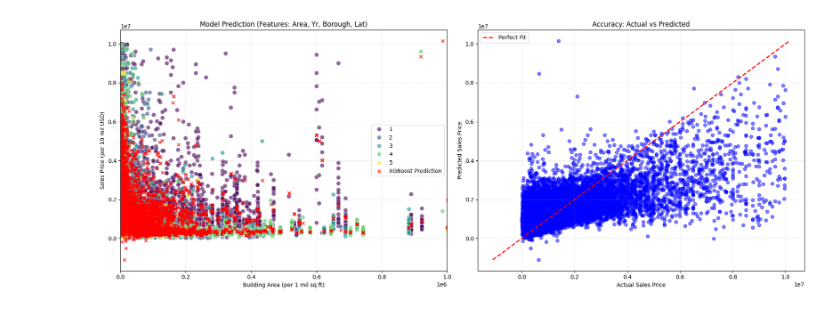
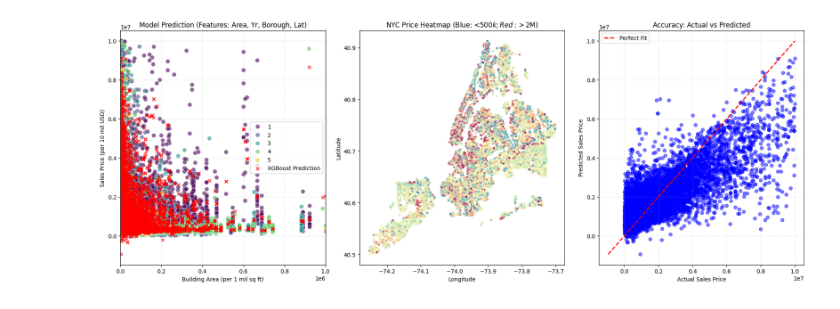
Before and after one commit to loganoden/new-york-city-housing, a Jupyter notebook: nychousing.ipynb, the cells around one changed output. Saved outputs shown, nothing was run; the diff lists cells and outputs as text; code cells hidden in the pictures.

```diff
--- a/nychousing.ipynb
+++ b/nychousing.ipynb
@@ -24,8 +17,15 @@ df = df.dropna()
 # %%
 ## Clean Data
 
-# Remove dupped rows
+# Remove dups first (best practice)
 df = df.drop_duplicates()
+
+# Drop rows where crucial info is missing and where filling with zero would be detrimental
+# Most importantly, remove 6 bad lat rows instead of having them in the ocean
+df = df.dropna(subset=["latitude", "sale_price", "bldgarea"])
+
+# Fill missing values with 0; really not good for lat so replaced
+# df = df.fillna(0)
 # %%
 ##  Numerical Computing
 
@@ -48,9 +48,8 @@ building_area_data = np_array[:, header_to_num["bldgarea"]]
 yr_built_data = np_array[:, header_to_num["yearbuilt"]]
 borough_x_data = np_array[:, header_to_num["borough_x"]]
 latitude_data = np_array[:, header_to_num["latitude"]]
-
-# num_floors_data = np_array[:, header_to_num["numfloors"]]
-# longitude_data = np_array[:, header_to_num["longitude"]]
+longitude_data = np_array[:, header_to_num["longitude"]]
+# num_floors_data = np_array[:, header_to_num["numfloors"]
 
 # Dependent var
 sales_price_data = np_array[:, header_to_num["sale_price"]]
@@ -115,11 +162,12 @@ Standard Deviation of CV Scores: 0.02
 # %%
 ## Data Visualization (Matplotlib)
 
-# Two subplots right next to each other
-# Where left is feature slice, and right is accuracy check (actual vs predicted)
-fig, axes = plt.subplots(1, 2, figsize=(18, 7))
+# Three subplots right next to each other
+# Where first is feature slice, second is longitude vs latitude, and third is accuracy check (actual vs predicted)
+fig, axes = plt.subplots(1, 3, figsize=(18, 7))
 
-# Left plot: feature slice (area vs price)
+## 1st plot: feature slice (area vs price)
+
 sns.scatterplot(
     x = building_area_data,
     y = sales_price_data,
@@ -131,7 +179,7 @@ sns.scatterplot(
 )
 
 # Generate predictions for full list; override previous y_pred for graphing purposes
-y_pred = model.predict(X)
+y_pred = best_model.predict(X)
 
 # Overlay new predictions (red Xs)
 axes[0].scatter(
@@ -148,39 +196,55 @@ axes[0].scatter(
 axes[0].set_title(f"Model Prediction (Features: Area, Yr, Borough, Lat)")
 
 # X axis
 axes[0].set_xlabel("Building Area (per 1 mil sq ft)")
 axes[0].set_xlim(0, 1000000)
 # Y axis
 axes[0].set_ylabel("Sales Price (per 10 mil USD)")
 
 # Add legend and gridlines for visualization
 axes[0].legend()
 axes[0].grid(True, linestyle = "--", alpha = .3)
 
+## 2nd plot: longitude versus latitude
 
-# Right plot: Accuracy check (actual vs predicted)
+sns.scatterplot(
+    x = longitude_data,
+    y = latitude_data,
+    hue = sales_price_data,
+    palette = "Spectral_r", # Palette to show expensive houses blue and cheap houses red
+    hue_norm = (0, 2000000), # Cap color scale at 2 mil
+    s = 15,
+    alpha = .6,
+    legend = False,
+    ax = axes[1]
+)
+axes[1].set_title("NYC Price Heatmap (Blue: <$500k; Red: >$2M)")
+axes[1].set_xlabel("Longitude")
+axes[1].set_ylabel("Latitude")
 
-axes[1].scatter(sales_price_data, y_pred, color="blue", alpha=0.5)
+## 3rd plot: Accuracy check (actual vs predicted)
+
+axes[2].scatter(sales_price_data, y_pred, color="blue", alpha=0.5)
 
 # Calculate max and min vals (start and stop for predicted line) between actual and predicted
 min_val = min(min(sales_price_data), min(y_pred))
 max_val = max(max(sales_price_data), max(y_pred))
 
 # Plot red dashed line from bottom left to top right
-axes[1].plot([min_val, max_val], [min_val, max_val], "r--", linewidth = 2, label = "Perfect Fit")
+axes[2].plot([min_val, max_val], [min_val, max_val], "r--", linewidth = 2, label = "Perfect Fit")
 
-axes[1].set_title(f"Accuracy: Actual vs Predicted")
-axes[1].set_xlabel(f"Actual Sales Price")
-axes[1].set_ylabel(f"Predicted Sales Price")
+axes[2].set_title(f"Accuracy: Actual vs Predicted")
+axes[2].set_xlabel(f"Actual Sales Price")
+axes[2].set_ylabel(f"Predicted Sales Price")
 
 # Legend and gridlines for visualization; dashed line
-axes[1].legend()
-axes[1].grid(True, linestyle = "--", alpha = .3)
+axes[2].legend()
+axes[2].grid(True, linestyle = "--", alpha = .3)
 
 # Calculates padding, resizes, and aligns
 plt.tight_layout()
 
 # Show graph
 plt.show()
 # %% [output]
-[figure, old version]
+[figure, new version]
```
Also changed, not shown: parts of 2 cells of this notebook.
